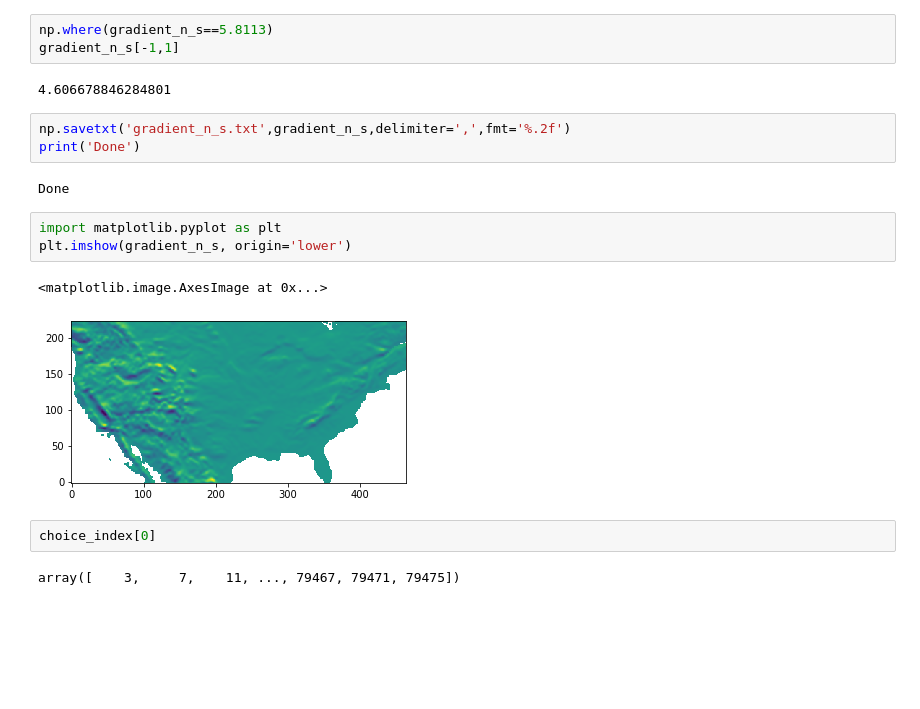
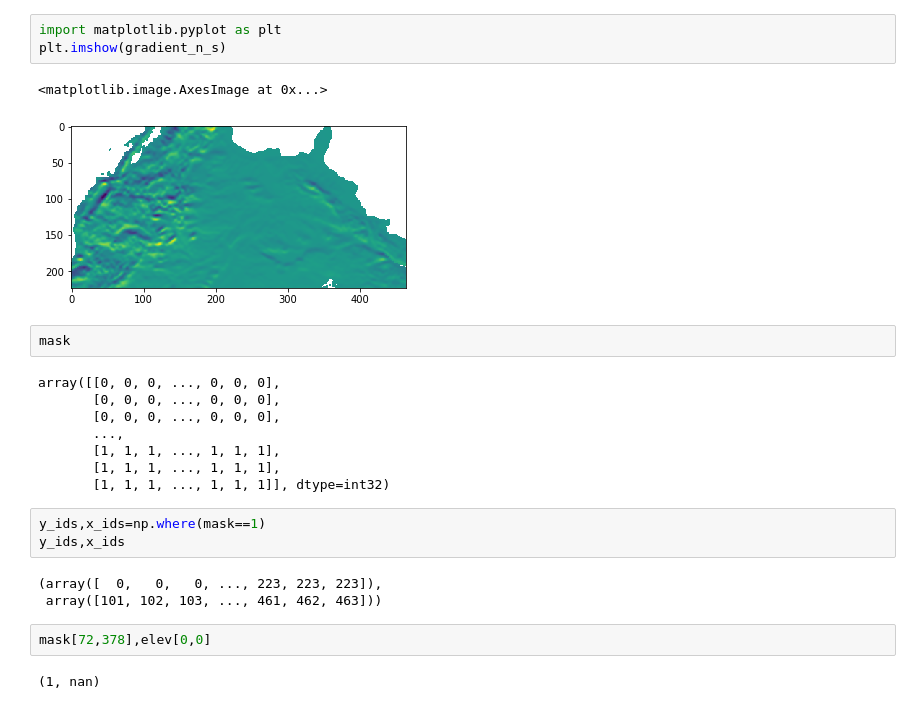
Before and after one commit to h294liu/2020_04_21nldas_gmet, a Jupyter notebook: step1_sample_stnlist.ipynb, the cells around one changed output. Saved outputs shown, nothing was run; the diff lists cells and outputs as text; blank space fills up the shorter version.

Commit message:
solve mask inconsistency. Prepare sample and station data

```diff
--- a/step1_sample_stnlist.ipynb
+++ b/step1_sample_stnlist.ipynb
@@ -178,20 +192,26 @@ np.nanmin(gradient_n_s),np.nanmax(gradient_n_s),np.nanmin(gradient_w_e),np.nanma
-# %%
-np.where(gradient_n_s==5.8113)
-gradient_n_s[-1,1]
-# %% [output]
-4.606678846284801
-# %%
-np.savetxt('gradient_n_s.txt',gradient_n_s,delimiter=',',fmt='%.2f')
-print('Done')
-# %% [output]
-Done
 # %%
 import matplotlib.pyplot as plt
-plt.imshow(gradient_n_s, origin='lower')
+plt.imshow(gradient_n_s)
 # %% [output]
 <matplotlib.image.AxesImage at 0x...>
-[figure, old version]
+[figure, new version]
-# %%
-choice_index[0]
-# %% [output]
-array([    3,     7,    11, ..., 79467, 79471, 79475])
+# %%
+mask
+# %% [output]
+array([[0, 0, 0, ..., 0, 0, 0],
+       [0, 0, 0, ..., 0, 0, 0],
+       [0, 0, 0, ..., 0, 0, 0],
+       ...,
+       [1, 1, 1, ..., 1, 1, 1],
+       [1, 1, 1, ..., 1, 1, 1],
+       [1, 1, 1, ..., 1, 1, 1]], dtype=int32)
+# %%
+y_ids,x_ids=np.where(mask==1)
+y_ids,x_ids
+# %% [output]
+(array([  0,   0,   0, ..., 223, 223, 223]),
+ array([101, 102, 103, ..., 461, 462, 463]))
+# %%
+mask[72,378],elev[0,0]
+# %% [output]
+(1, nan)
```
Also changed, not shown: parts of 2 cells of this notebook, 10 other files.
